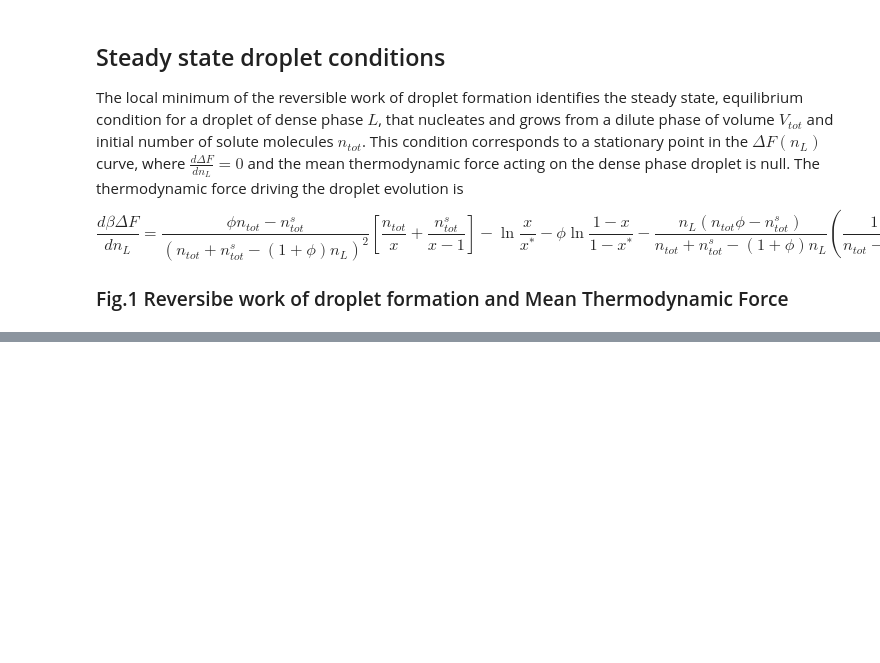
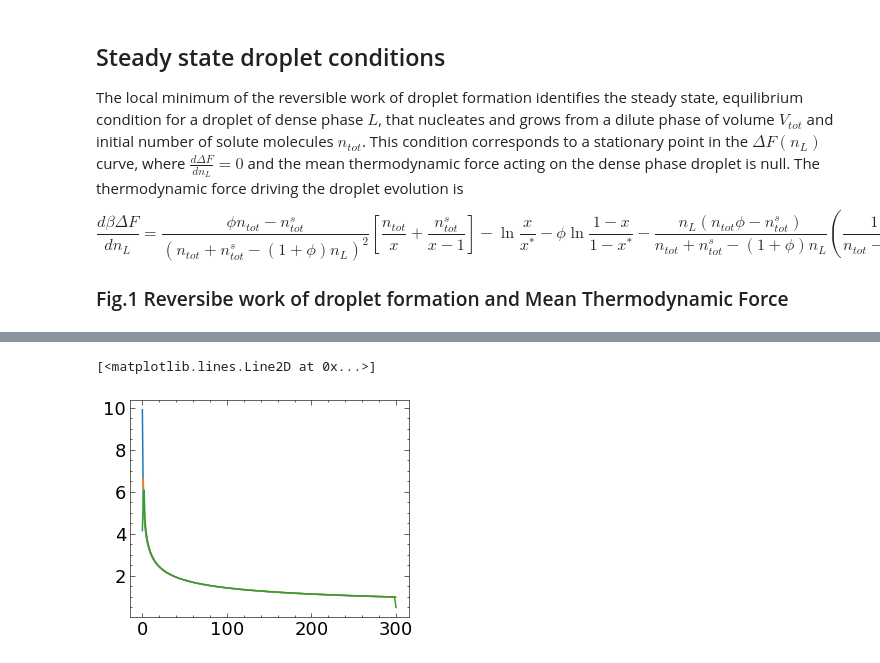
Before and after one commit to aaronrfinney/droplet-analysis, a Jupyter notebook: LLPS_CaCO3.ipynb, the cells around one changed output, grey strips where cells are left out. Saved outputs shown, nothing was run; the diff lists cells and outputs as text; code cells hidden in the pictures; blank space fills up the shorter version.

```diff
--- a/LLPS_CaCO3.ipynb
+++ b/LLPS_CaCO3.ipynb
@@ -167,0 +263,15 @@ plt.savefig('FES_and_dFdnL', dpi=600, bbox_inches='tight')
+# %%
+f3 = betasigmaprime*np.power((nL*(1+phi)),2/3)
+#d3 = 2/3*betasigmaprime*np.power((1+phi),2/3)*np.power((nL*(1+phi)),-1/3)
+d3 = (2*betasigmaprime*np.power((1+phi)*nL,2/3)) / (3*nL)
+dn3 = signal.savgol_filter(f3, window_length=5, polyorder=1, mode="nearest", deriv=1)
+dn3f = np.diff(f3)/dx
+
+plt.plot(nL[:-1],dn3f)
+plt.plot(nL[:],d3[:])
+plt.plot(nL[:],dn3[:])
+#plt.xlim([0,50])
+#plt.ylim([-10,0])
+# %% [output]
+[<matplotlib.lines.Line2D at 0x...>]
+[figure, added]
```
Also changed, not shown: parts of 10 cells of this notebook.
